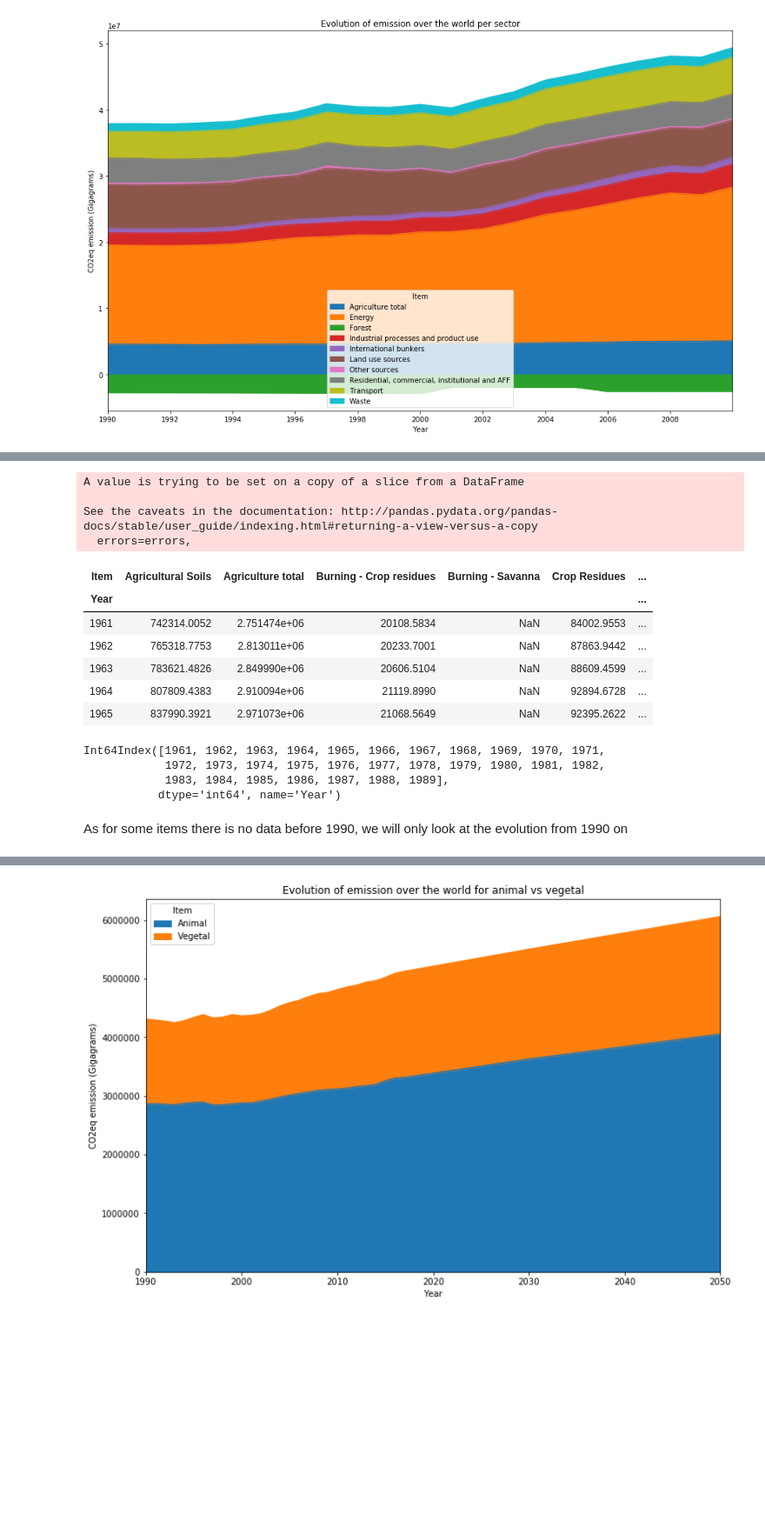
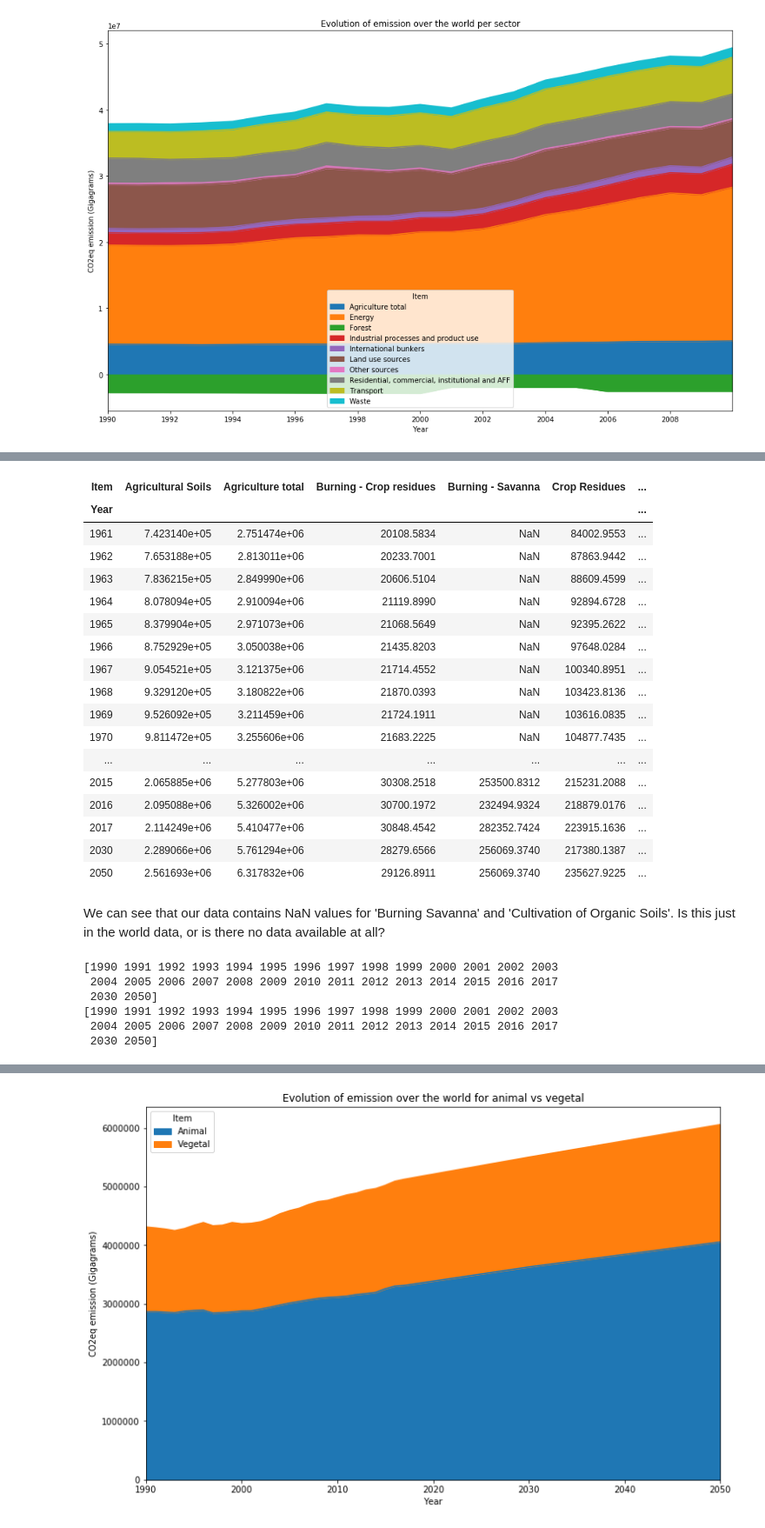
Before and after one commit to Lambo97/ADAProject, a Jupyter notebook: src/Milestone2.ipynb, the cells around one changed output, grey strips where cells are left out. Shown at 87% size. Drawn from its saved outputs; the diff is of its cells as text; code cells hidden in the pictures; blank space fills up the shorter version.

```diff
--- a/src/Milestone2.ipynb
+++ b/src/Milestone2.ipynb
@@ -112,31 +119,43 @@ vegetal_emissions = ['Rice Cultivation', 'Synthetic Fertilizers', 'Manure applie
        'Cultivation of Organic Soils', 'Burning - Crop residues']
 animal_emissions = ['Enteric Fermentation', 'Manure Management', 'Manure left on Pasture']
 # %%
+# We're only interested in the world data, and total emission
 emissions_world = emissions_total.loc[(emissions_total['Area'] == 'World') & (emissions_total['Element'] == "Emissions (CO2eq)")]
-emissions_world.drop(columns=['Area', 'Element'], inplace=True)
+emissions_world = emissions_world.drop(columns=['Area', 'Element'])
-# %% [output]
-A value is trying to be set on a copy of a slice from a DataFrame
-
-See the caveats in the documentation: http://pandas.pydata.org/pandas-docs/stable/user_guide/indexing.html#returning-a-view-versus-a-copy
-  errors=errors,
 # %%
 # Pivot the table to make element columns
 emissions_world = pd.pivot_table(emissions_world, values='Value', index=['Year'], columns='Item')
-emissions_world.head()
-# %% [output]
-| Item | Agricultural Soils | Agriculture total | Burning - Crop residues | Burning - Savanna | Crop Residues | ... |
-| Year |  |  |  |  |  | ... |
-| 1961 | 742314.0052 | 2.751474e+06 | 20108.5834 | NaN | 84002.9553 | ... |
-| 1962 | 765318.7753 | 2.813011e+06 | 20233.7001 | NaN | 87863.9442 | ... |
-| 1963 | 783621.4826 | 2.849990e+06 | 20606.5104 | NaN | 88609.4599 | ... |
-| 1964 | 807809.4383 | 2.910094e+06 | 21119.8990 | NaN | 92894.6728 | ... |
-| 1965 | 837990.3921 | 2.971073e+06 | 21068.5649 | NaN | 92395.2622 | ... |
-# %%
-emissions_world[emissions_world.isna().any(axis=1)].index
-# %% [output]
-Int64Index([1961, 1962, 1963, 1964, 1965, 1966, 1967, 1968, 1969, 1970, 1971,
-            1972, 1973, 1974, 1975, 1976, 1977, 1978, 1979, 1980, 1981, 1982,
-            1983, 1984, 1985, 1986, 1987, 1988, 1989],
-           dtype='int64', name='Year')
-# %% [markdown]
-As for some items there is no data before 1990, we will only look at the evolution from 1990 on
+# %%
+# Let us have a quick look at the data
+emissions_world
+# %% [output]
+| Item | Agricultural Soils | Agriculture total | Burning - Crop residues | Burning - Savanna | Crop Residues | ... |
+| Year |  |  |  |  |  | ... |
+| 1961 | 7.423140e+05 | 2.751474e+06 | 20108.5834 | NaN | 84002.9553 | ... |
+| 1962 | 7.653188e+05 | 2.813011e+06 | 20233.7001 | NaN | 87863.9442 | ... |
+| 1963 | 7.836215e+05 | 2.849990e+06 | 20606.5104 | NaN | 88609.4599 | ... |
+| 1964 | 8.078094e+05 | 2.910094e+06 | 21119.8990 | NaN | 92894.6728 | ... |
+| 1965 | 8.379904e+05 | 2.971073e+06 | 21068.5649 | NaN | 92395.2622 | ... |
+| 1966 | 8.752929e+05 | 3.050038e+06 | 21435.8203 | NaN | 97648.0284 | ... |
+| 1967 | 9.054521e+05 | 3.121375e+06 | 21714.4552 | NaN | 100340.8951 | ... |
+| 1968 | 9.329120e+05 | 3.180822e+06 | 21870.0393 | NaN | 103423.8136 | ... |
+| 1969 | 9.526092e+05 | 3.211459e+06 | 21724.1911 | NaN | 103616.0835 | ... |
+| 1970 | 9.811472e+05 | 3.255606e+06 | 21683.2225 | NaN | 104877.7435 | ... |
+| ... | ... | ... | ... | ... | ... | ... |
+| 2015 | 2.065885e+06 | 5.277803e+06 | 30308.2518 | 253500.8312 | 215231.2088 | ... |
+| 2016 | 2.095088e+06 | 5.326002e+06 | 30700.1972 | 232494.9324 | 218879.0176 | ... |
+| 2017 | 2.114249e+06 | 5.410477e+06 | 30848.4542 | 282352.7424 | 223915.1636 | ... |
+| 2030 | 2.289066e+06 | 5.761294e+06 | 28279.6566 | 256069.3740 | 217380.1387 | ... |
+| 2050 | 2.561693e+06 | 6.317832e+06 | 29126.8911 | 256069.3740 | 235627.9225 | ... |
+# %% [markdown]
+We can see that our data contains NaN values for 'Burning Savanna' and 'Cultivation of Organic Soils'. Is this just in the world data, or is there no data available at all?
+# %%
+print(emissions_total.loc[(emissions_total['Item'] == "Burning - Savanna")].Year.unique())
+print(emissions_total.loc[(emissions_total['Item'] == "Cultivation of Organic Soils")].Year.unique())
+# %% [output]
+[1990 1991 1992 1993 1994 1995 1996 1997 1998 1999 2000 2001 2002 2003
+ 2004 2005 2006 2007 2008 2009 2010 2011 2012 2013 2014 2015 2016 2017
+ 2030 2050]
+[1990 1991 1992 1993 1994 1995 1996 1997 1998 1999 2000 2001 2002 2003
+ 2004 2005 2006 2007 2008 2009 2010 2011 2012 2013 2014 2015 2016 2017
+ 2030 2050]
```
Also changed, not shown: parts of 66 cells of this notebook.
